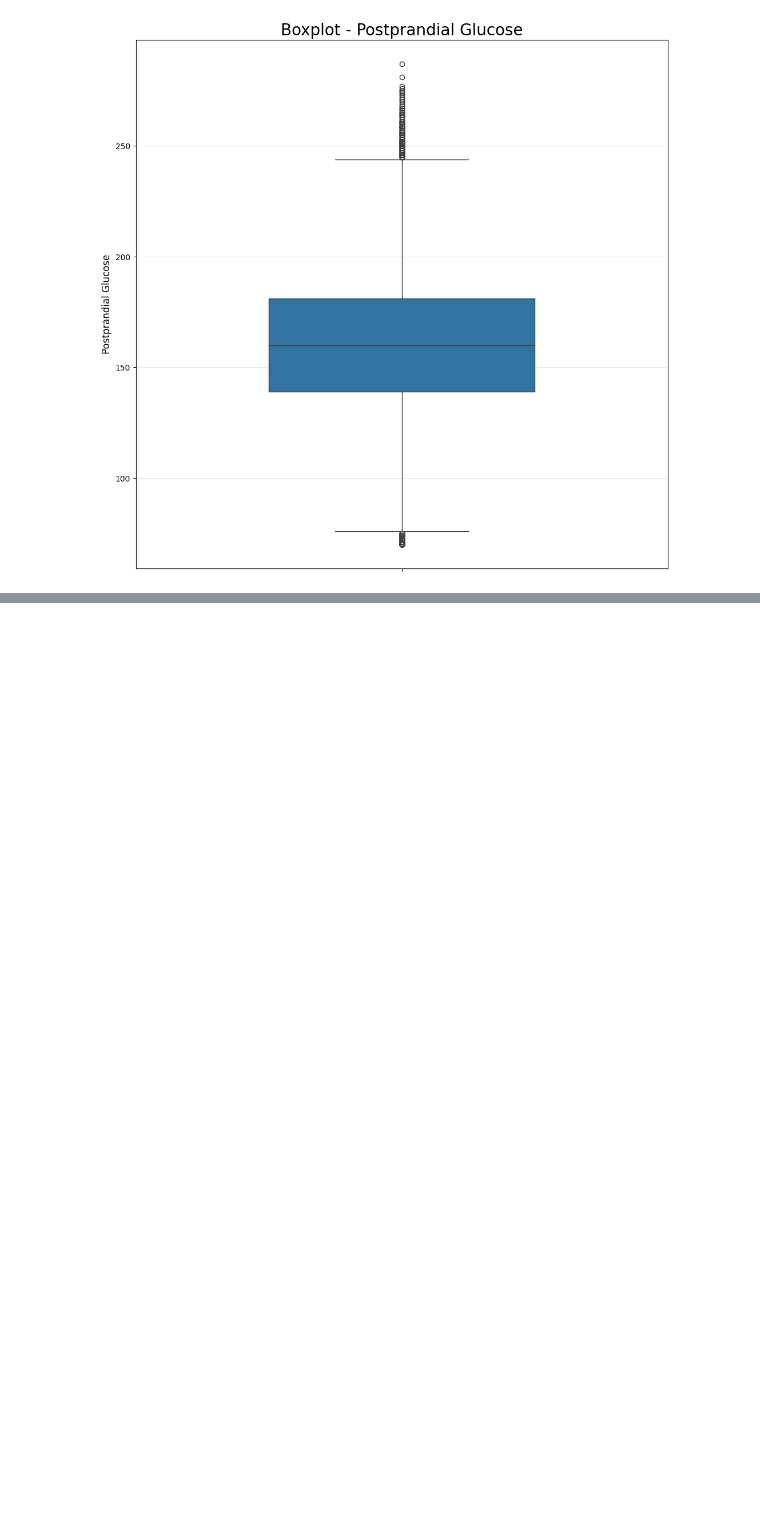
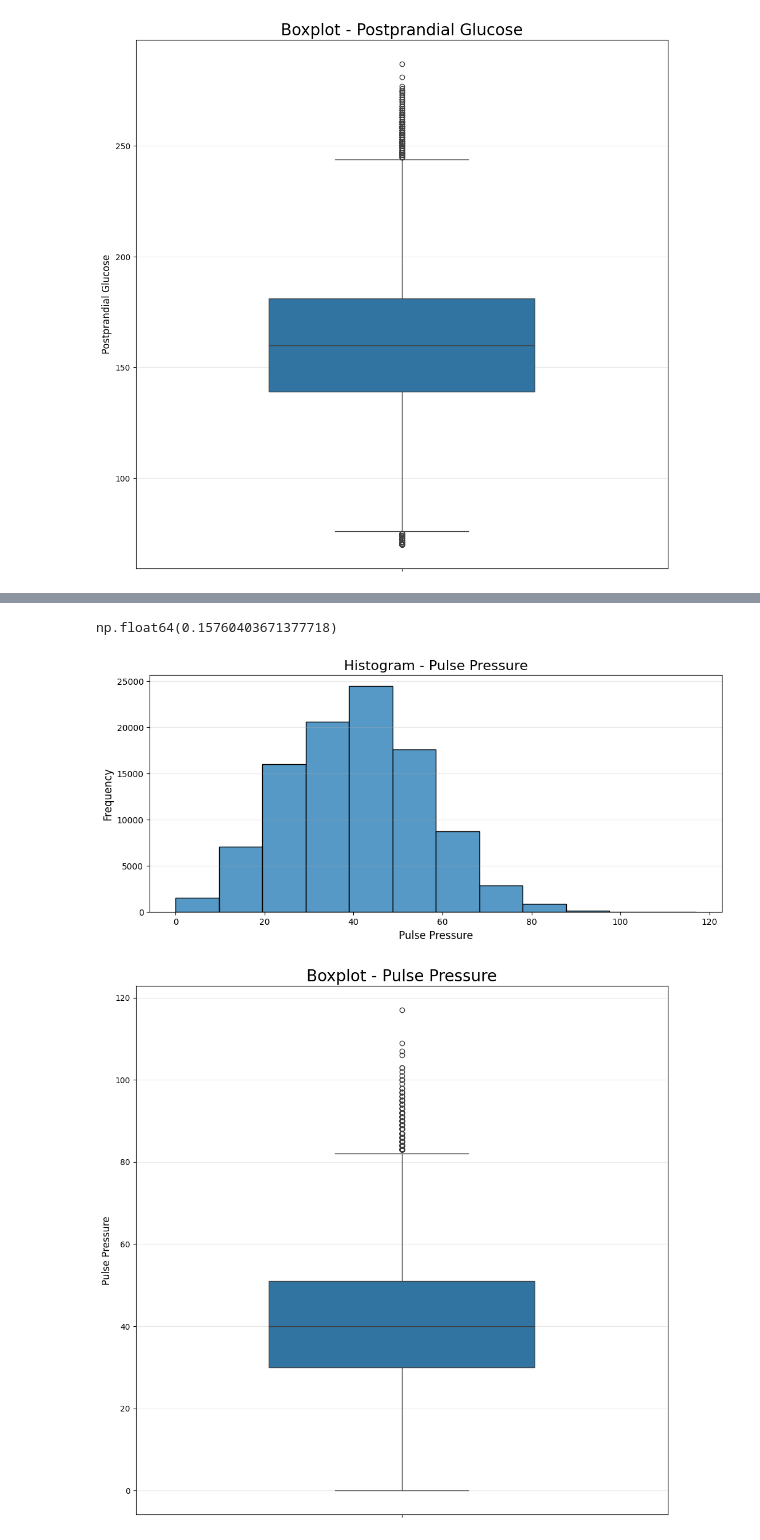
Before and after one commit to tpsilva22/teabetes, a Jupyter notebook: notebooks/numeric_variables.ipynb, the cells around one changed output, grey strips where cells are left out. Drawn from its saved outputs; the diff is of its cells as text; code cells hidden in the pictures; blank space fills up the shorter version.

```diff
--- a/notebooks/numeric_variables.ipynb
+++ b/notebooks/numeric_variables.ipynb
@@ -777,0 +904,4 @@ plt.show()
+# %%
+
+pulse_pressure_plot = diabetes["pulse_pressure"].where(diabetes["pulse_pressure"] >= 0)
+pulse_pressure_plot.describe()
@@ -777,0 +918,24 @@ plt.show()
+# %%
+pulse_pressure_plot.skew()
+# %% [output]
+np.float64(0.15760403671377718)
+# %%
+# Histogram
+plt.figure(figsize=(12, 5))
+sns.histplot(pulse_pressure_plot,bins=12)
+plt.title("Histogram - Pulse Pressure", fontsize=16)
+plt.xlabel("Pulse Pressure", fontsize=12)
+plt.ylabel("Frequency", fontsize=12)
+plt.grid(axis='y', alpha=0.3)
+plt.show()
+
+# Boxplot
+plt.figure(figsize=(12, 12))
+sns.boxplot(y=pulse_pressure_plot, width=0.5)
+plt.title("Boxplot - Pulse Pressure", fontsize=20)
+plt.ylabel("Pulse Pressure", fontsize=12)
+plt.grid(axis='y', alpha=0.3)
+plt.show()
+# %% [output]
+[figure, added]
+[figure, added]
```
Also changed, not shown: parts of 33 cells of this notebook, 1 other file.
